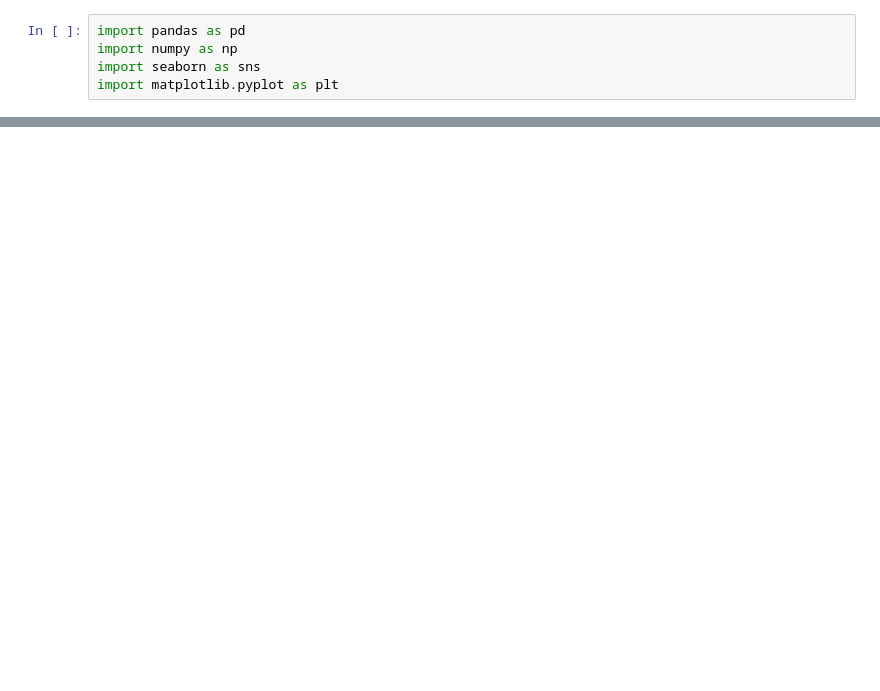
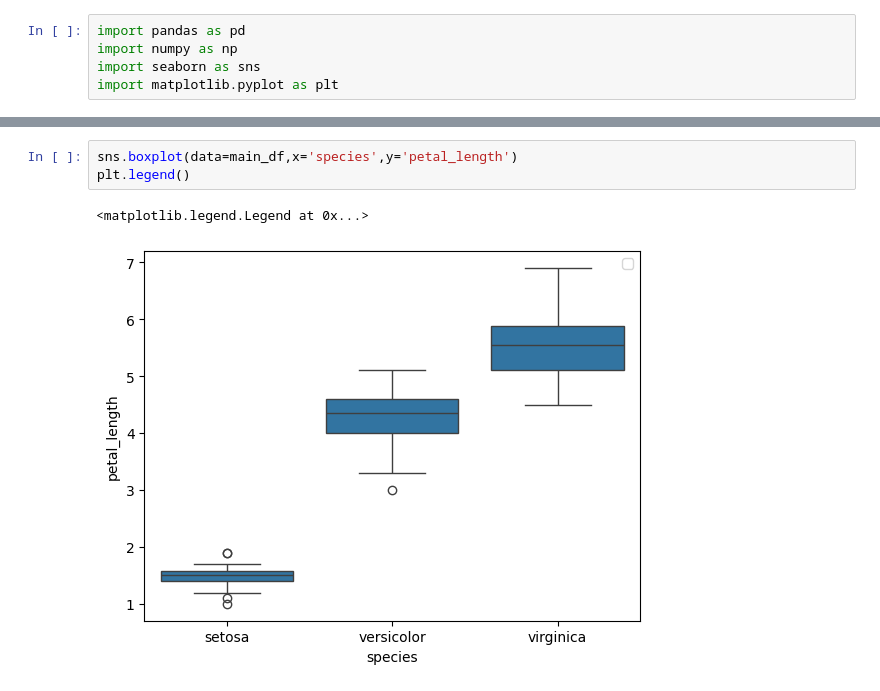
Before and after one commit to 4GeeksAcademy/utku_seyithanoglu_naive_bayes, a Jupyter notebook: src/my_train.ipynb, the cells around one changed output, grey strips where cells are left out. Cells and saved outputs as stored; diff of their text form; blank space fills up the shorter version.

```diff
--- a/src/my_train.ipynb
+++ b/src/my_train.ipynb
@@ -11,0 +89,6 @@ FileNotFoundError: [Errno 2] No such file or directory: 'data/raw/my_data/review
+# %%
+sns.boxplot(data=main_df,x='species',y='petal_length')
+plt.legend()
+# %% [output]
+<matplotlib.legend.Legend at 0x...>
+[figure, added]
```
Also changed, not shown: parts of 49 cells of this notebook, 1 other file.
